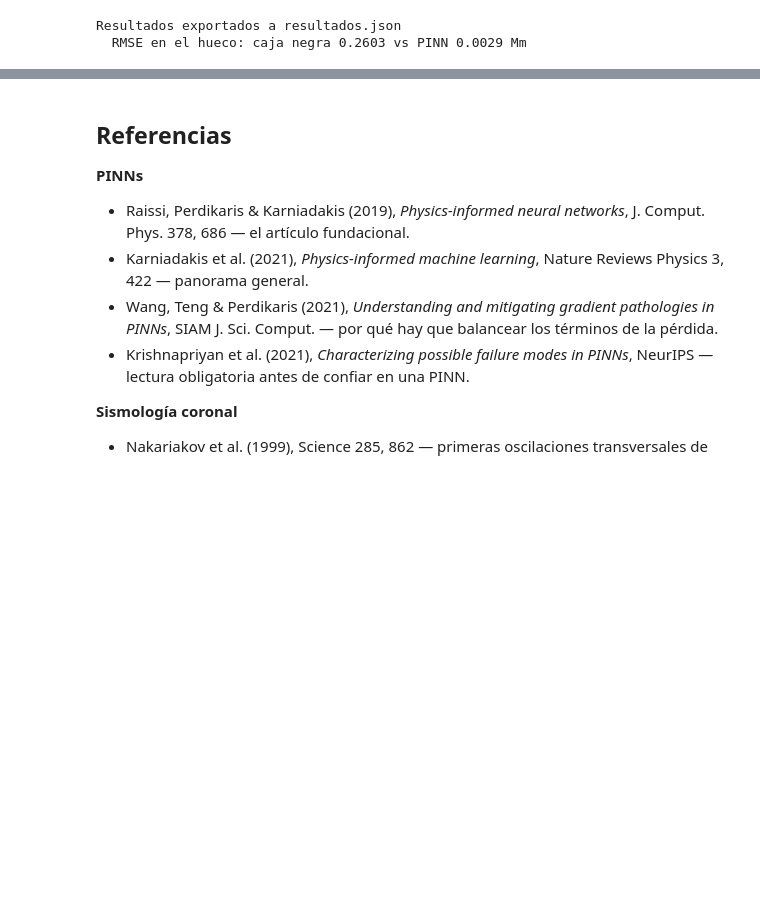
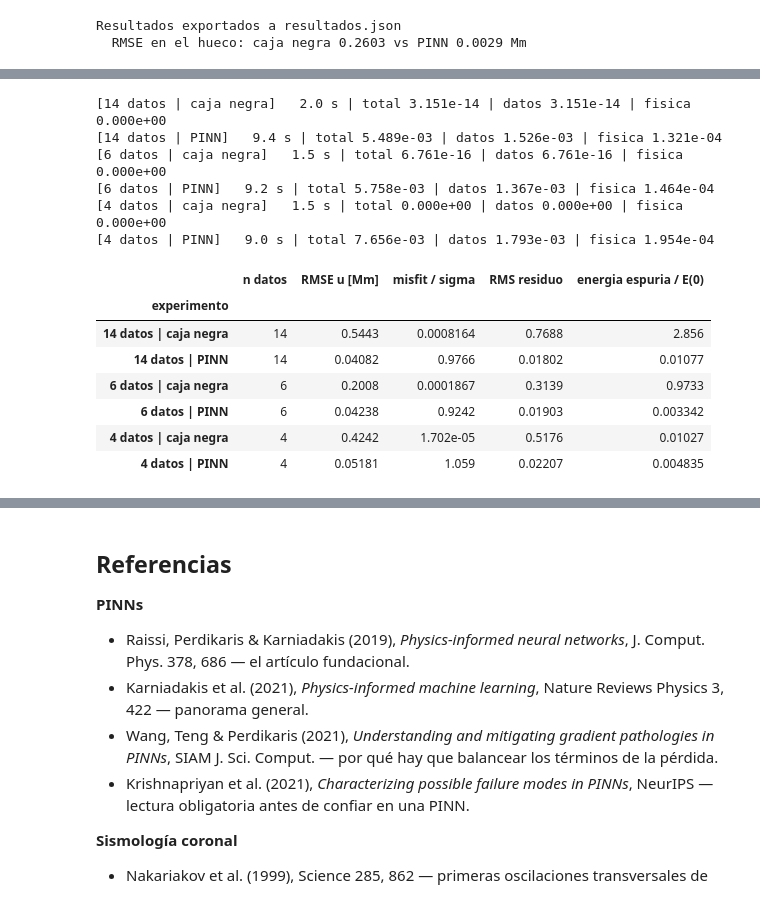
Before and after one commit to carlmarx17/astrofisica-computacional, a Jupyter notebook: PINNsClass/oscilador_armonico_pinn_fisica_solar.ipynb, the cells around one changed output, grey strips where cells are left out. Drawn from its saved outputs; the diff is of its cells as text; code cells hidden in the pictures; blank space fills up the shorter version.

```diff
--- a/PINNsClass/oscilador_armonico_pinn_fisica_solar.ipynb
+++ b/PINNsClass/oscilador_armonico_pinn_fisica_solar.ipynb
@@ -1411,0 +1454,24 @@ omega_0 estimado = 1.2505   (el verdadero sigue siendo 1.2566)
+# %%
+# --- MINIPROYECTO 2 ------------------------------------------------
+escalones = [(9, 5), (4, 2), (2, 2)]   # TODO: agrega el caso extremo (1, 1) = 2 datos
+
+resultados = []
+for n_a, n_d in escalones:
+    resultados += comparar(f"{n_a + n_d} datos", n_antes=n_a, n_despues=n_d)
+
+tabla_de(resultados)
+# %% [output]
+[14 datos | caja negra]   2.0 s | total 3.151e-14 | datos 3.151e-14 | fisica 0.000e+00
+[14 datos | PINN]   9.4 s | total 5.489e-03 | datos 1.526e-03 | fisica 1.321e-04
+[6 datos | caja negra]   1.5 s | total 6.761e-16 | datos 6.761e-16 | fisica 0.000e+00
+[6 datos | PINN]   9.2 s | total 5.758e-03 | datos 1.367e-03 | fisica 1.464e-04
+[4 datos | caja negra]   1.5 s | total 0.000e+00 | datos 0.000e+00 | fisica 0.000e+00
+[4 datos | PINN]   9.0 s | total 7.656e-03 | datos 1.793e-03 | fisica 1.954e-04
+|  | n datos | RMSE u [Mm] | misfit / sigma | RMS residuo | energia espuria / E(0) |
+| experimento |  |  |  |  |  |
+| 14 datos | caja negra | 14 | 0.5443 | 0.0008164 | 0.7688 | 2.856 |
+| 14 datos | PINN | 14 | 0.04082 | 0.9766 | 0.01802 | 0.01077 |
+| 6 datos | caja negra | 6 | 0.2008 | 0.0001867 | 0.3139 | 0.9733 |
+| 6 datos | PINN | 6 | 0.04238 | 0.9242 | 0.01903 | 0.003342 |
+| 4 datos | caja negra | 4 | 0.4242 | 1.702e-05 | 0.5176 | 0.01027 |
+| 4 datos | PINN | 4 | 0.05181 | 1.059 | 0.02207 | 0.004835 |
```
Also changed, not shown: parts of 24 cells of this notebook, 5 other files.
